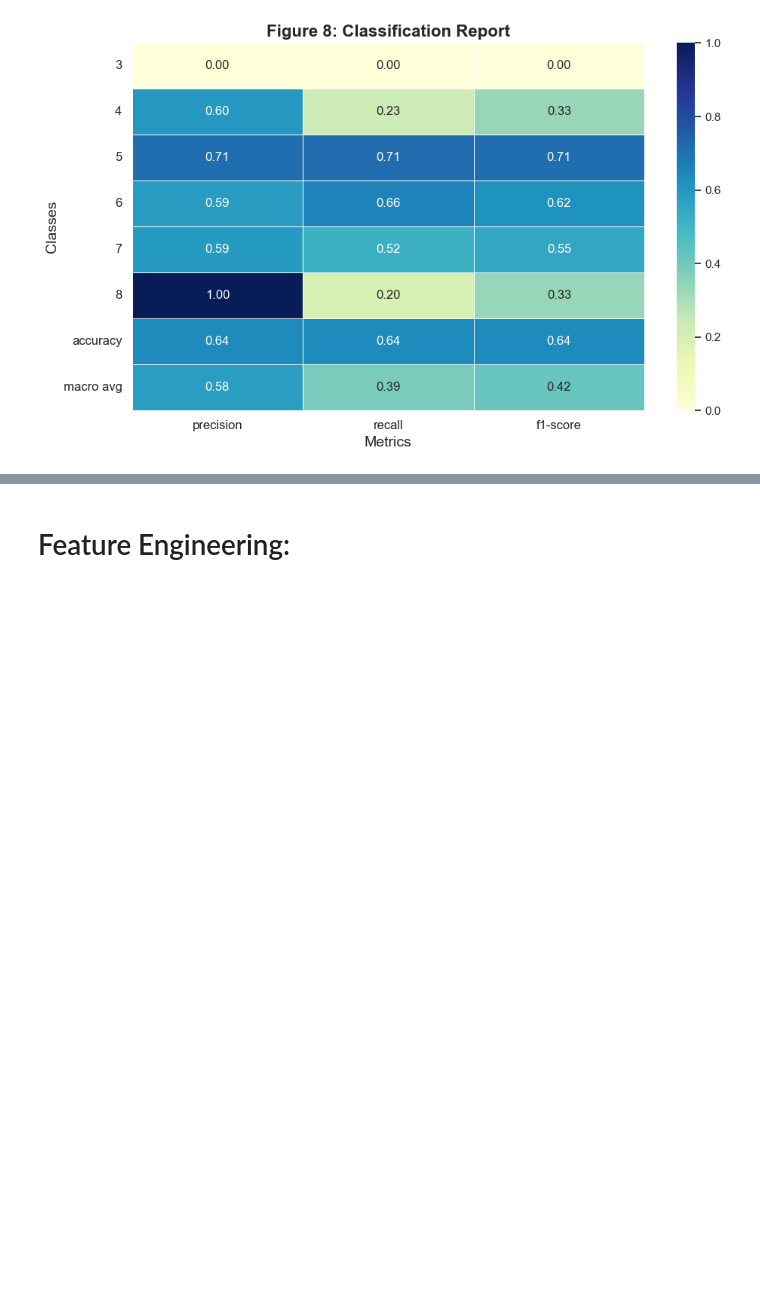
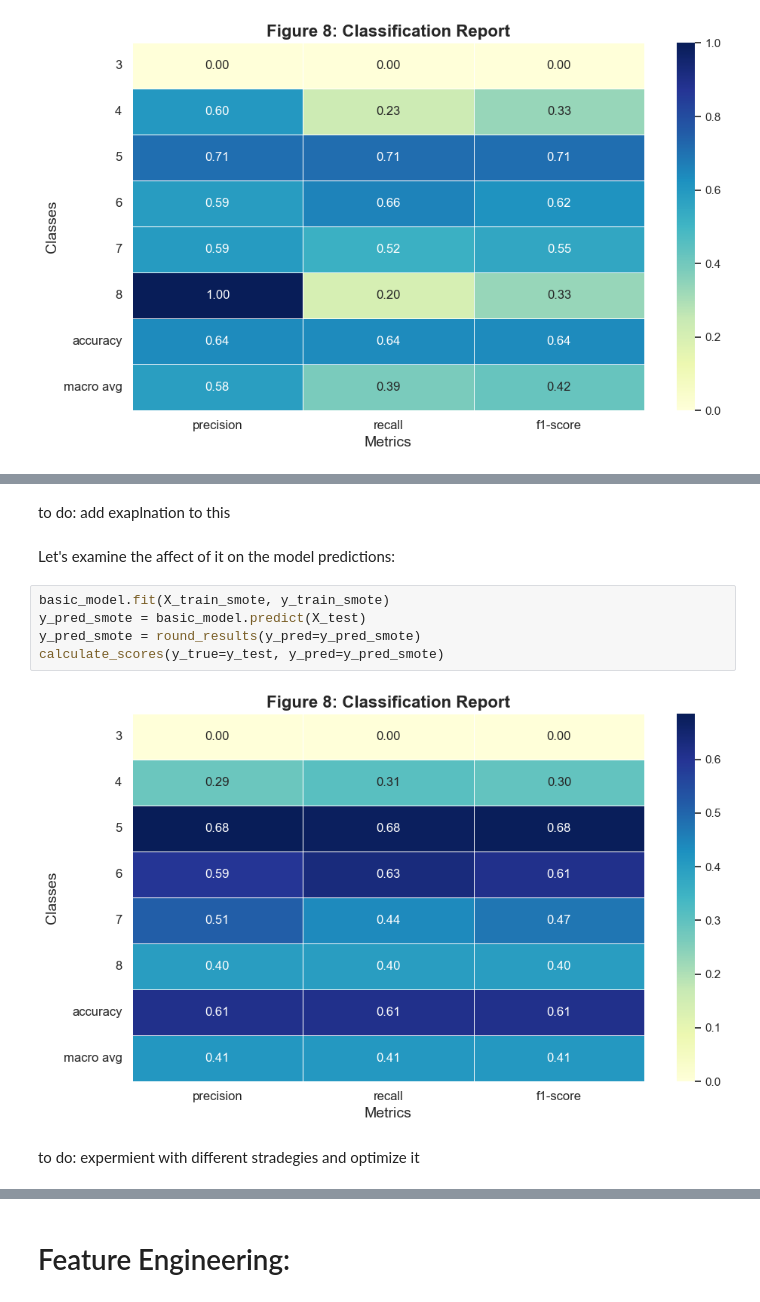
Before and after one commit to airbagdeer/tabular-ds-project, a Jupyter notebook: EX2.ipynb, the cells around one changed output, grey strips where cells are left out. Cells and saved outputs as stored; diff of their text form; blank space fills up the shorter version.

```diff
--- a/EX2.ipynb
+++ b/EX2.ipynb
@@ -169,0 +232,13 @@ we should first balance the data and then do feature engineering
+# %% [markdown]
+to do: add exaplnation to this
+# %% [markdown]
+Let's examine the affect of it on the model predictions:
+# %%
+basic_model.fit(X_train_smote, y_train_smote)
+y_pred_smote = basic_model.predict(X_test)
+y_pred_smote = round_results(y_pred=y_pred_smote)
+calculate_scores(y_true=y_test, y_pred=y_pred_smote)
+# %% [output]
+[figure, added]
+# %% [markdown]
+to do: expermient with different stradegies and optimize it
```
Also changed, not shown: parts of 54 cells of this notebook.
